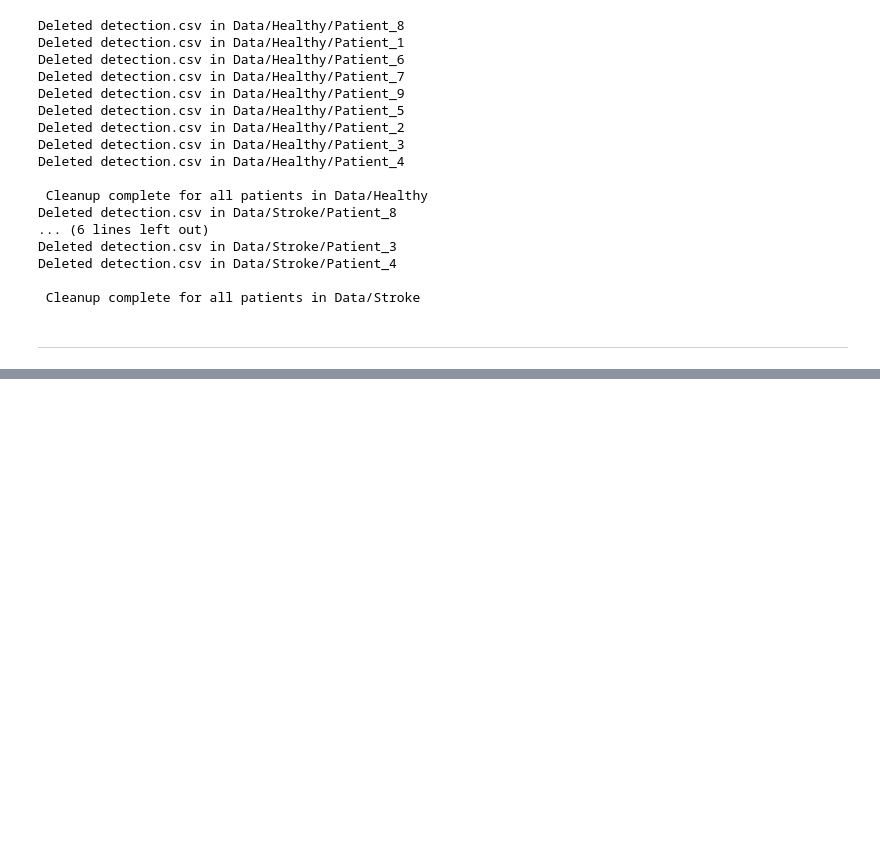
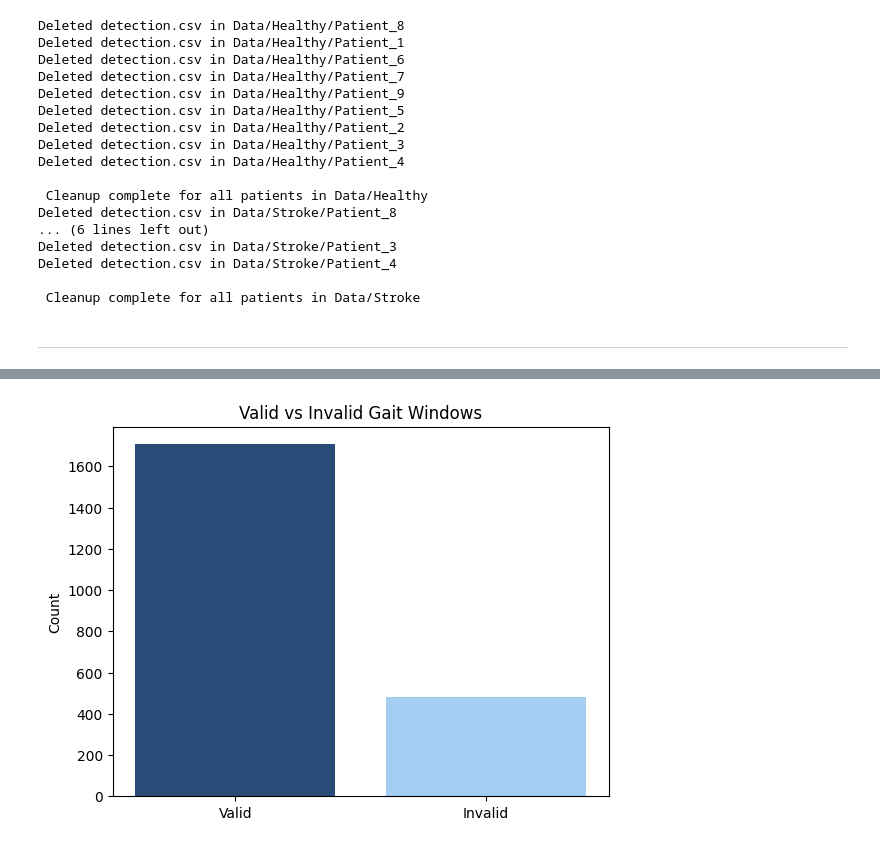
Before and after one commit to StamatisOrfanos/GaitRehab, a Jupyter notebook: gait_detection.ipynb, the cells around one changed output, grey strips where cells are left out. Cells and saved outputs as stored; diff of their text form; code cells hidden in the pictures; blank space fills up the shorter version.

Commit message:
Create the EDA part of detection

```diff
--- a/gait_detection.ipynb
+++ b/gait_detection.ipynb
@@ -152,0 +176,27 @@ Deleted detection.csv in Data/Stroke/Patient_4
+# %%
+# Load dataset
+data = pd.read_csv('Data/final/detection.csv')
+
+# Summary statistics
+total_rows = len(data)
+valid_windows = data['valid_gait_window'].sum()
+invalid_windows = total_rows - valid_windows
+
+# Count NaN values per column
+nan_summary = data.isna().sum().sort_values(ascending=False)
+
+# Label distributions
+label_cols = ['label_low_confidence', 'label_moderate_confidence', 'label_high_confidence']
+label_distributions = data[label_cols].apply(pd.Series.value_counts).fillna(0).astype(int)
+
+# Prepare plots
+figures = {}
+
+# Plot: Valid vs Invalid windows
+fig1, ax1 = plt.subplots()
+ax1.bar(['Valid', 'Invalid'], [valid_windows, invalid_windows], color=['#274c77', '#a3cef1'])
+ax1.set_title('Valid vs Invalid Gait Windows')
+ax1.set_ylabel('Count')
+figures['valid_invalid'] = fig1
+# %% [output]
+[figure, added]
```
Also changed, not shown: parts of 5 cells of this notebook.
